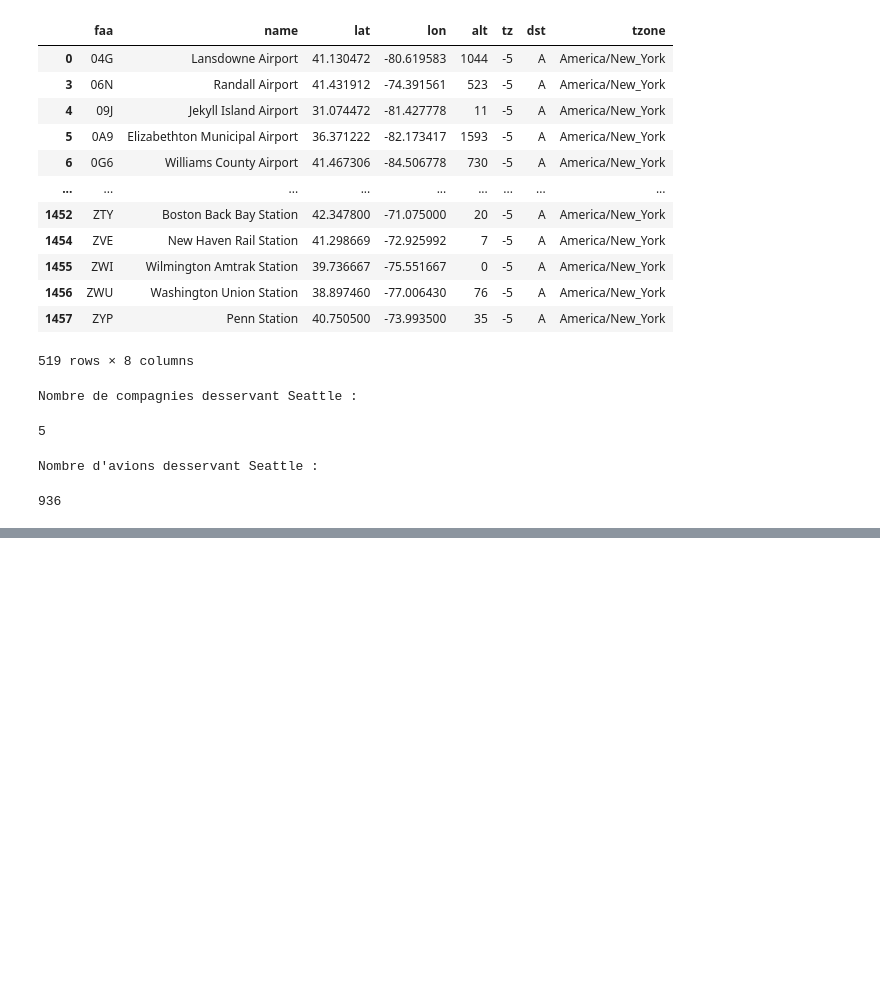
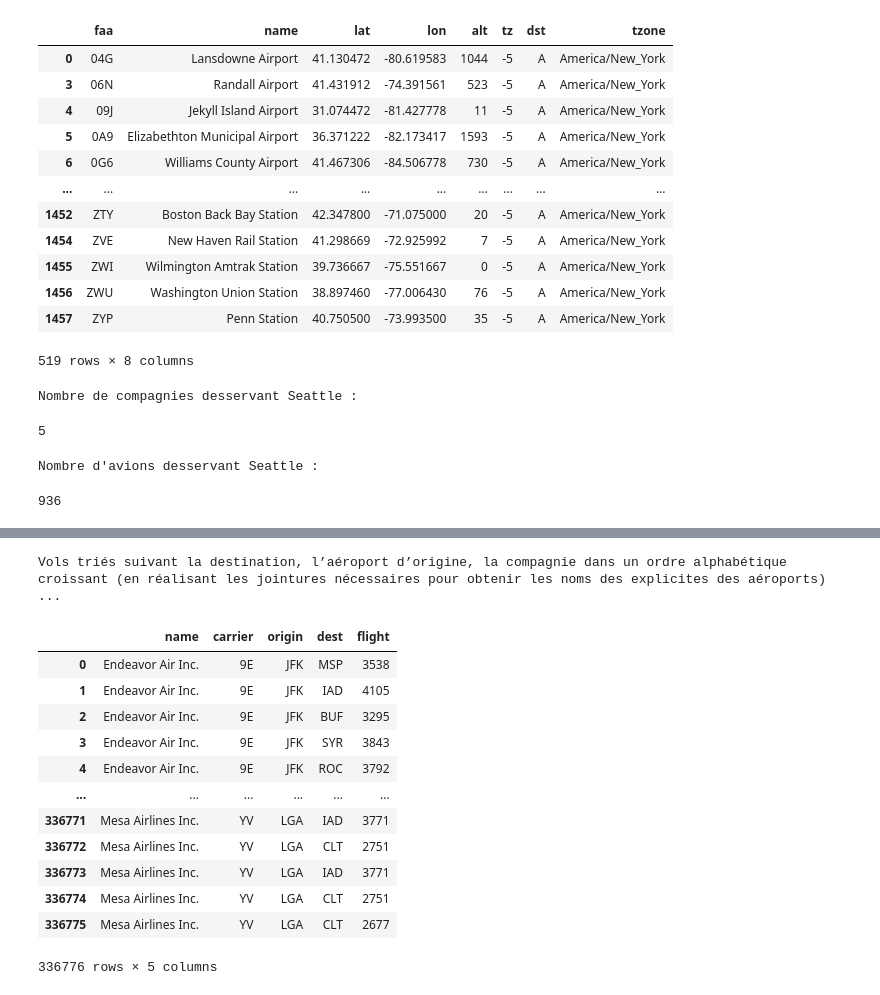
Before and after one commit to GeoDaz/air-traffic, a Jupyter notebook: pandas.ipynb, the cells around one changed output, grey strips where cells are left out. Cells and saved outputs as stored; diff of their text form; code cells hidden in the pictures; blank space fills up the shorter version.

```diff
--- a/pandas.ipynb
+++ b/pandas.ipynb
@@ -386,0 +418,23 @@ flights_by_dest
+# %%
+print('Vols triés suivant la destination, l’aéroport d’origine, la compagnie dans un ordre alphabétique croissant (en réalisant les jointures nécessaires pour obtenir les noms des explicites des aéroports)  : ')
+
+f = flights[['origin', 'dest', 'carrier', 'flight']]
+# %% [output]
+Vols triés suivant la destination, l’aéroport d’origine, la compagnie dans un ordre alphabétique croissant (en réalisant les jointures nécessaires pour obtenir les noms des explicites des aéroports)   ...
+# %%
+merge_name_carrier = airlines[['name', 'carrier']].merge(f, on='carrier')
+merge_name_carrier
+# %% [output]
+|  | name | carrier | origin | dest | flight |
+| 0 | Endeavor Air Inc. | 9E | JFK | MSP | 3538 |
+| 1 | Endeavor Air Inc. | 9E | JFK | IAD | 4105 |
+| 2 | Endeavor Air Inc. | 9E | JFK | BUF | 3295 |
+| 3 | Endeavor Air Inc. | 9E | JFK | SYR | 3843 |
+| 4 | Endeavor Air Inc. | 9E | JFK | ROC | 3792 |
+| ... | ... | ... | ... | ... | ... |
+| 336771 | Mesa Airlines Inc. | YV | LGA | IAD | 3771 |
+| 336772 | Mesa Airlines Inc. | YV | LGA | CLT | 2751 |
+| 336773 | Mesa Airlines Inc. | YV | LGA | IAD | 3771 |
+| 336774 | Mesa Airlines Inc. | YV | LGA | CLT | 2751 |
+| 336775 | Mesa Airlines Inc. | YV | LGA | CLT | 2677 |
+336776 rows × 5 columns
```
Also changed, not shown: parts of 9 cells of this notebook.
